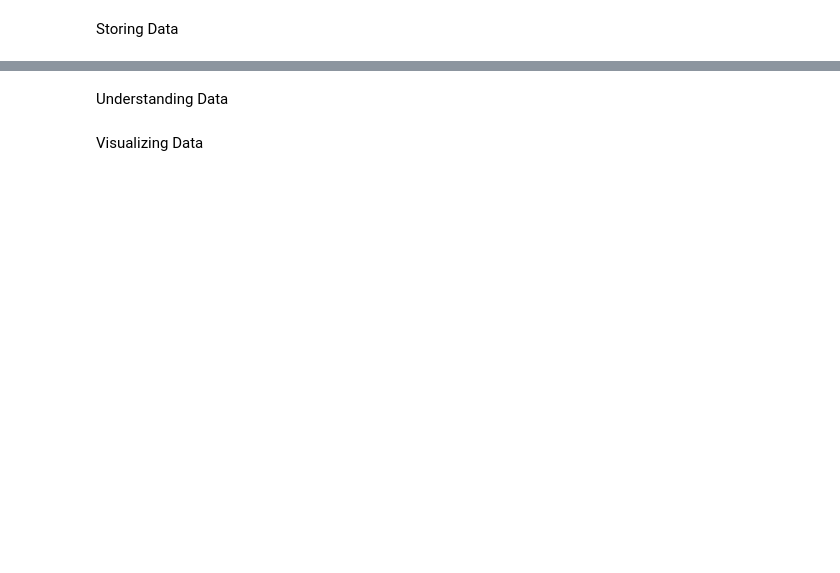
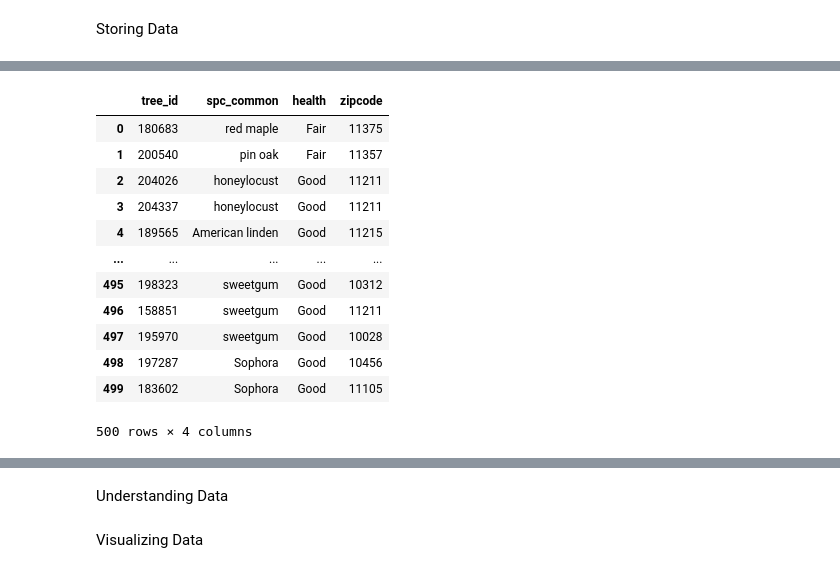
Before and after one commit to kexinjiao/4501-final-project, a Jupyter notebook: final project.ipynb, the cells around one changed output, grey strips where cells are left out. Saved outputs shown, nothing was run; the diff lists cells and outputs as text; code cells hidden in the pictures; blank space fills up the shorter version.

```diff
--- a/final project.ipynb
+++ b/final project.ipynb
@@ -91,0 +204,16 @@ Storing Data
+# %%
+pd.read_sql_table('trees', conn_string)
+# %% [output]
+|  | tree_id | spc_common | health | zipcode |
+| 0 | 180683 | red maple | Fair | 11375 |
+| 1 | 200540 | pin oak | Fair | 11357 |
+| 2 | 204026 | honeylocust | Good | 11211 |
+| 3 | 204337 | honeylocust | Good | 11211 |
+| 4 | 189565 | American linden | Good | 11215 |
+| ... | ... | ... | ... | ... |
+| 495 | 198323 | sweetgum | Good | 10312 |
+| 496 | 158851 | sweetgum | Good | 11211 |
+| 497 | 195970 | sweetgum | Good | 10028 |
+| 498 | 197287 | Sophora | Good | 10456 |
+| 499 | 183602 | Sophora | Good | 11105 |
+500 rows × 4 columns
```
Also changed, not shown: parts of 14 cells of this notebook.
